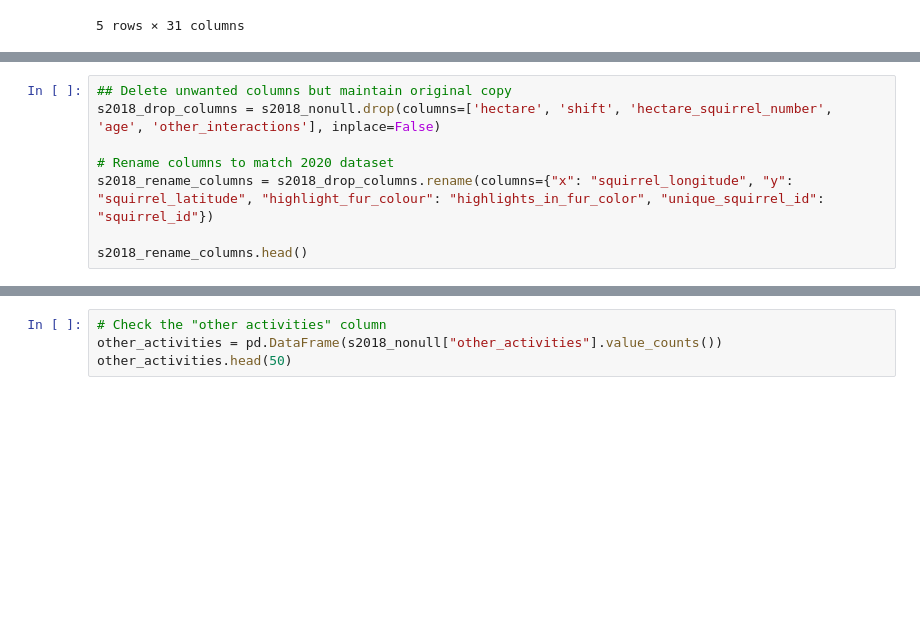
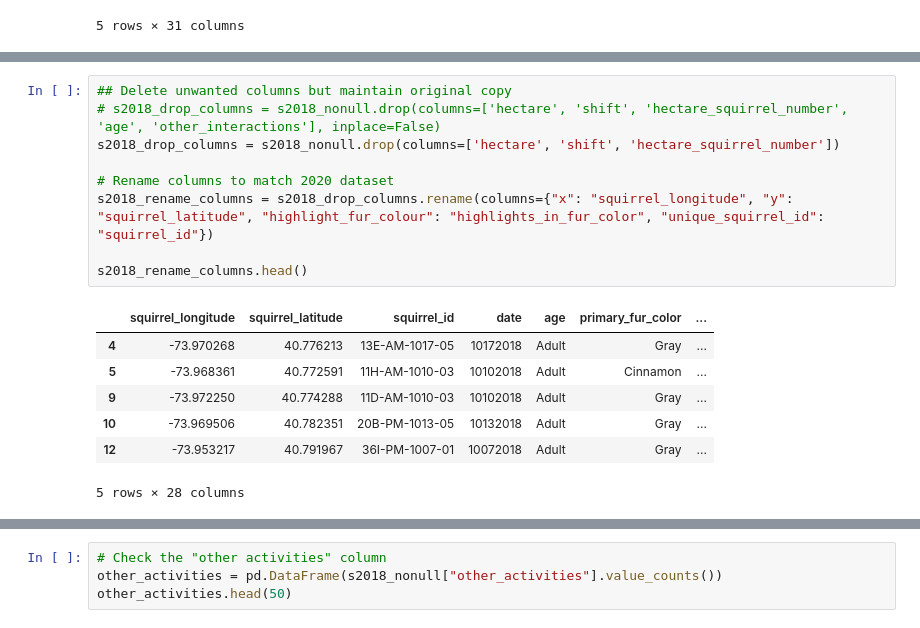
Before and after one commit to alyssahondrade/we-the-new-york-city-squirrels, a Jupyter notebook: squirrel_cleaning.ipynb, the cells around one changed output, grey strips where cells are left out. Saved outputs shown, nothing was run; the diff lists cells and outputs as text; blank space fills up the shorter version.

```diff
--- a/squirrel_cleaning.ipynb
+++ b/squirrel_cleaning.ipynb
@@ -579,8 +615,17 @@ s2018_nonull.head()
 # %%
 ## Delete unwanted columns but maintain original copy
-s2018_drop_columns = s2018_nonull.drop(columns=['hectare', 'shift', 'hectare_squirrel_number', 'age', 'other_interactions'], inplace=False)
+# s2018_drop_columns = s2018_nonull.drop(columns=['hectare', 'shift', 'hectare_squirrel_number', 'age', 'other_interactions'], inplace=False)
+s2018_drop_columns = s2018_nonull.drop(columns=['hectare', 'shift', 'hectare_squirrel_number'])
 
 # Rename columns to match 2020 dataset
 s2018_rename_columns = s2018_drop_columns.rename(columns={"x": "squirrel_longitude", "y": "squirrel_latitude", "highlight_fur_colour": "highlights_in_fur_color", "unique_squirrel_id": "squirrel_id"})
 
 s2018_rename_columns.head()
+# %% [output]
+|  | squirrel_longitude | squirrel_latitude | squirrel_id | date | age | primary_fur_color | ... |
+| 4 | -73.970268 | 40.776213 | 13E-AM-1017-05 | 10172018 | Adult | Gray | ... |
+| 5 | -73.968361 | 40.772591 | 11H-AM-1010-03 | 10102018 | Adult | Cinnamon | ... |
+| 9 | -73.972250 | 40.774288 | 11D-AM-1010-03 | 10102018 | Adult | Gray | ... |
+| 10 | -73.969506 | 40.782351 | 20B-PM-1013-05 | 10132018 | Adult | Gray | ... |
+| 12 | -73.953217 | 40.791967 | 36I-PM-1007-01 | 10072018 | Adult | Gray | ... |
+5 rows × 28 columns
```
Also changed, not shown: parts of 7 cells of this notebook.
